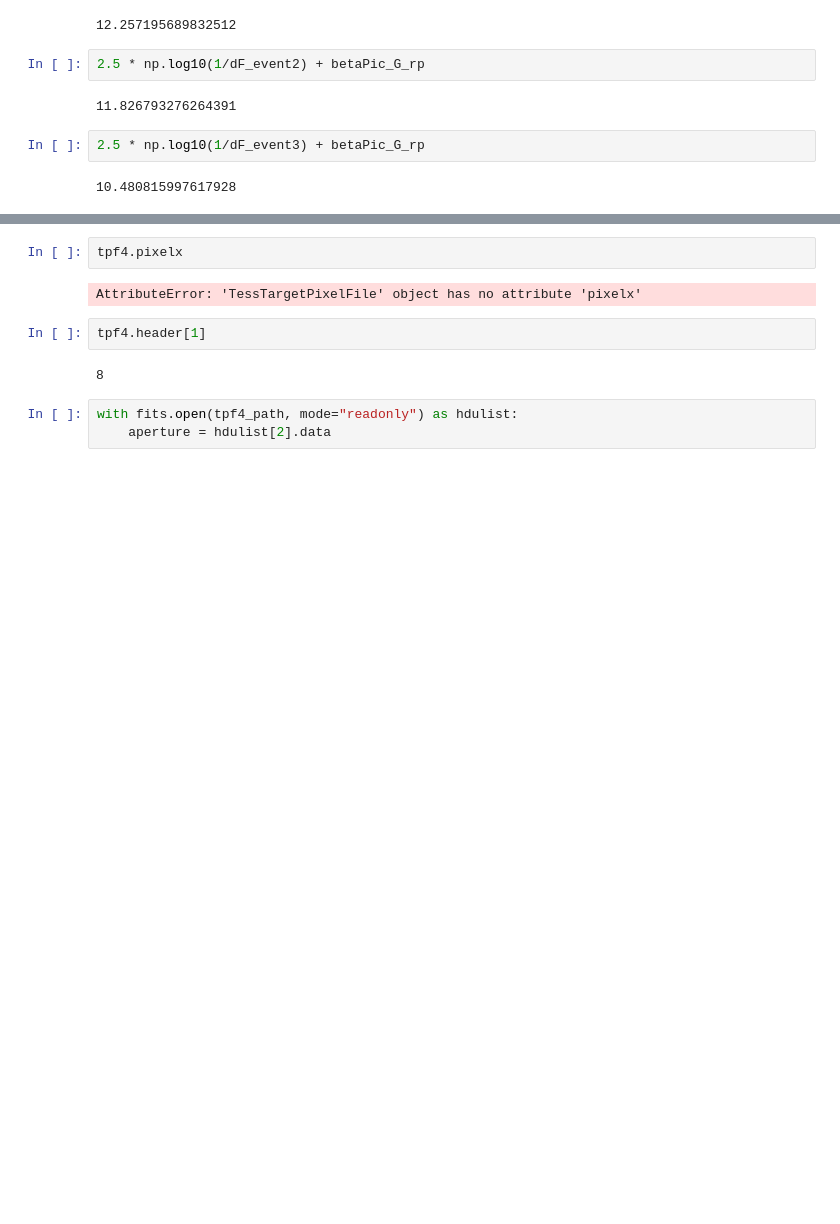
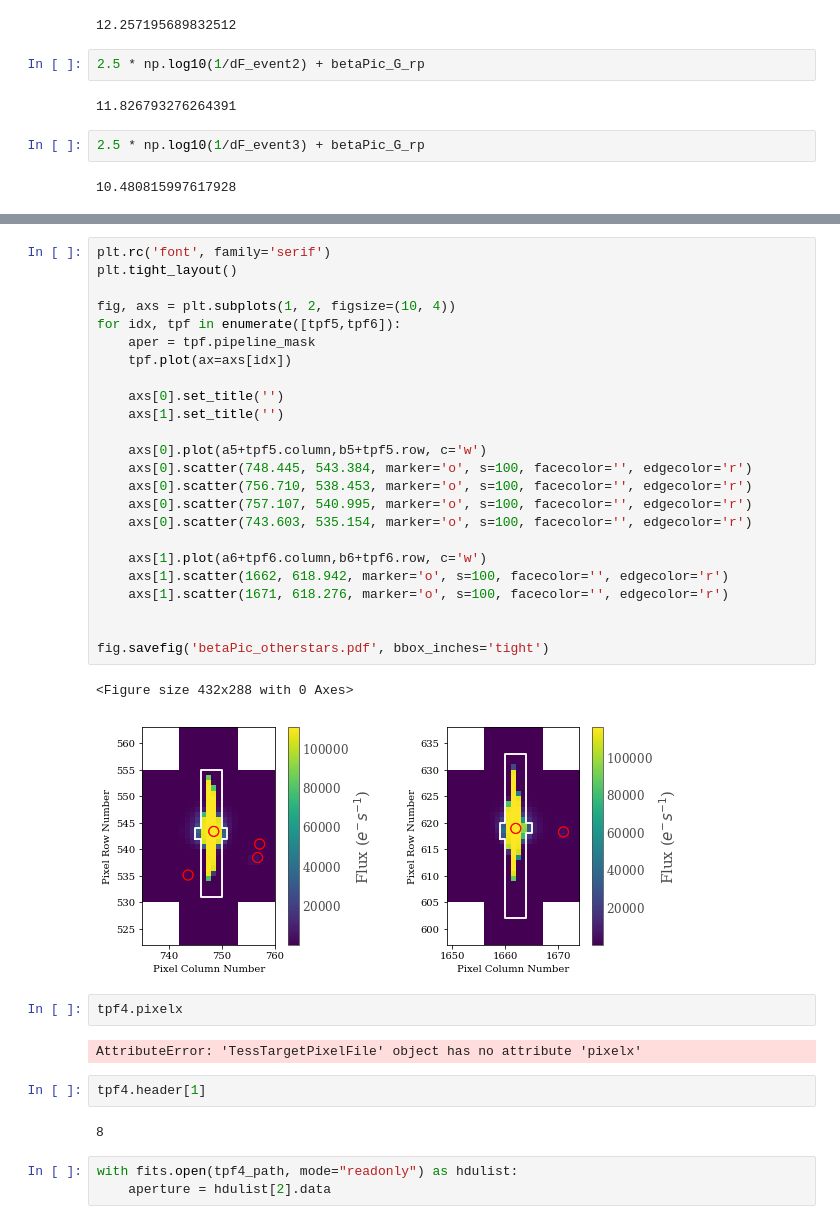
Before and after one commit to sebastian-zieba/betaPic_comet, a Jupyter notebook: construction_of_the_lightcurve.ipynb, the cells around one changed output, grey strips where cells are left out. Saved outputs shown, nothing was run; the diff lists cells and outputs as text; blank space fills up the shorter version.

```diff
--- a/construction_of_the_lightcurve.ipynb
+++ b/construction_of_the_lightcurve.ipynb
@@ -421,3 +457,30 @@ column
+# %%
+plt.rc('font', family='serif')
+plt.tight_layout()
+
+fig, axs = plt.subplots(1, 2, figsize=(10, 4))
+for idx, tpf in enumerate([tpf5,tpf6]):
+    aper = tpf.pipeline_mask
+    tpf.plot(ax=axs[idx])
+
+    axs[0].set_title('')
+    axs[1].set_title('')
+
+    axs[0].plot(a5+tpf5.column,b5+tpf5.row, c='w')
+    axs[0].scatter(748.445, 543.384, marker='o', s=100, facecolor='', edgecolor='r')
+    axs[0].scatter(756.710, 538.453, marker='o', s=100, facecolor='', edgecolor='r')
+    axs[0].scatter(757.107, 540.995, marker='o', s=100, facecolor='', edgecolor='r')
+    axs[0].scatter(743.603, 535.154, marker='o', s=100, facecolor='', edgecolor='r')
+
+    axs[1].plot(a6+tpf6.column,b6+tpf6.row, c='w')
+    axs[1].scatter(1662, 618.942, marker='o', s=100, facecolor='', edgecolor='r')
+    axs[1].scatter(1671, 618.276, marker='o', s=100, facecolor='', edgecolor='r')
+
+
+fig.savefig('betaPic_otherstars.pdf', bbox_inches='tight')
+# %% [output]
+<Figure size 432x288 with 0 Axes>
+[figure, added]
 # %%
 tpf4.pixelx
 # %% [output]
```
Also changed, not shown: parts of 21 cells of this notebook, 1 other file.
